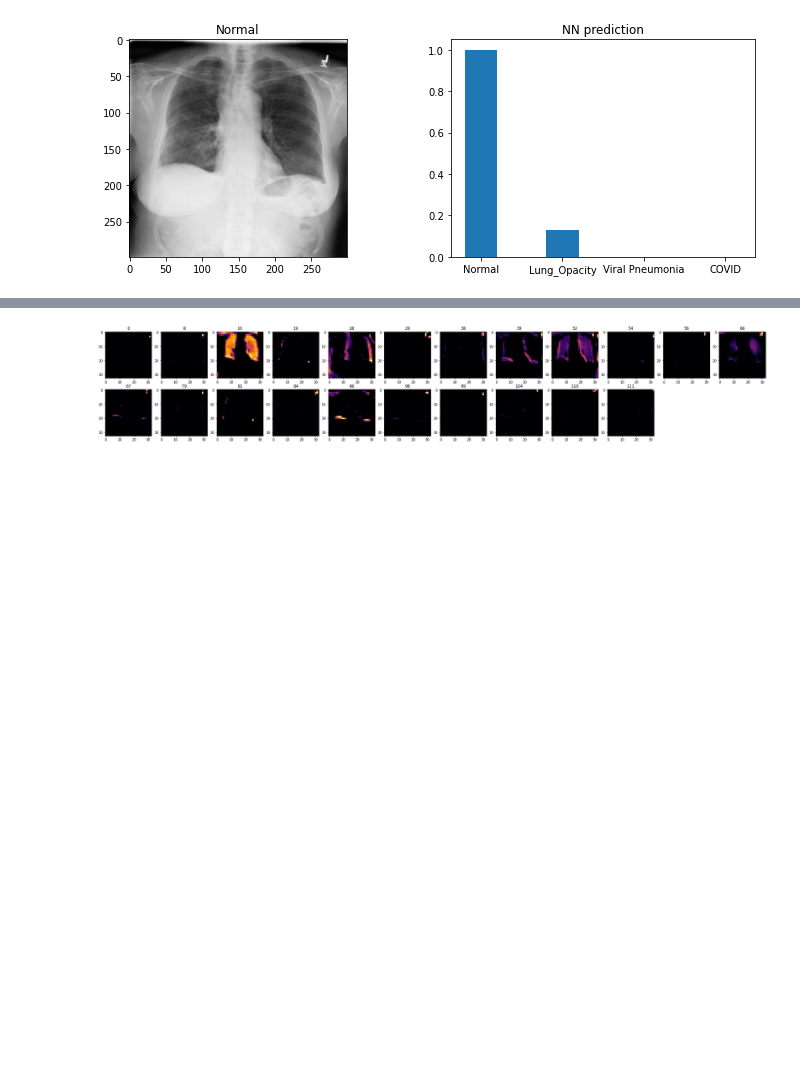
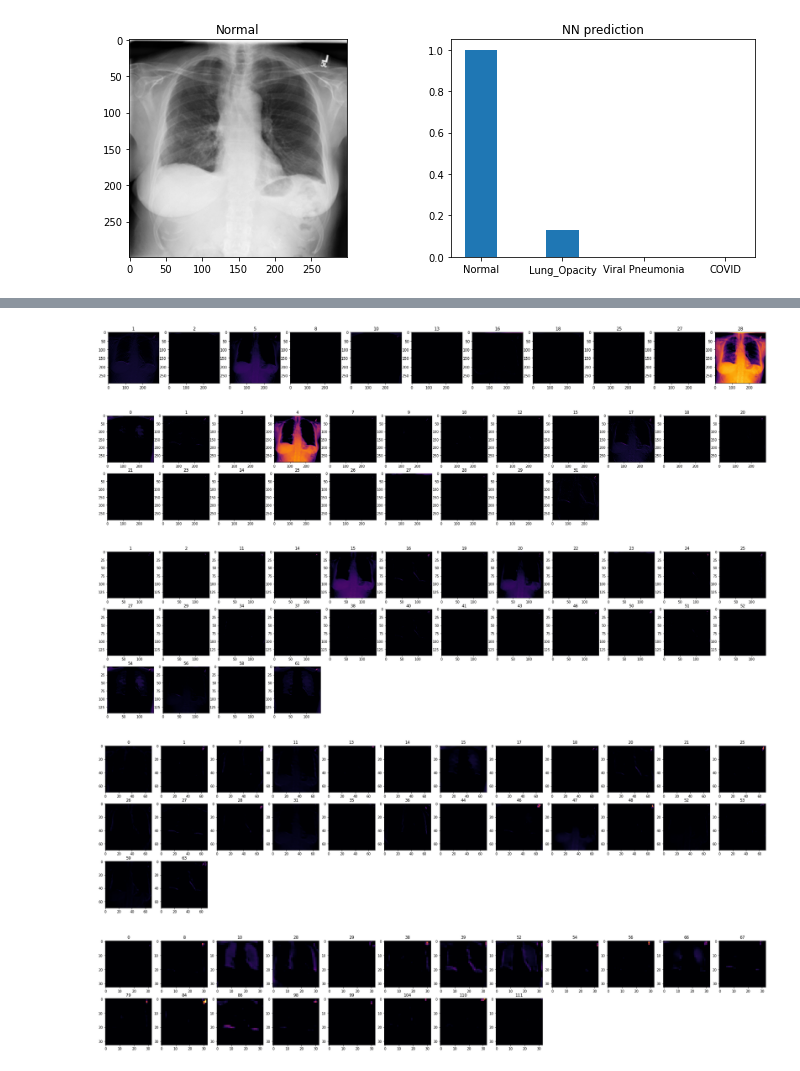
Before and after one commit to DiachukVlad/Praca-in-ynierska, a Jupyter notebook: program/what_is_inside.ipynb, the cells around one changed output, grey strips where cells are left out. Saved outputs shown, nothing was run; the diff lists cells and outputs as text; code cells hidden in the pictures; blank space fills up the shorter version.

```diff
--- a/program/what_is_inside.ipynb
+++ b/program/what_is_inside.ipynb
@@ -126,3 +70,15 @@ WARNING:tensorflow:11 out of the last 11 calls to <function Model.make_predict_f
+# %%
+path = '6_2/epoch3.h5'
+model = models.load_model('checkpoints/'+path)
+
+# index = random.randrange(len(y))
+index = 50
+image_bits = X[index].reshape((1,299,299,1))
+right_label = LABELS[np.where(y[index]==1)[0][0]]
+prediction = model.predict(image_bits)
+
+show_image_prediction(image_bits, prediction, LABELS, right_label)
+show_inside_layers(model, image_bits, False)
 # %%
 path = '6_2/epoch3.h5'
 model = models.load_model('checkpoints/'+path)
@@ -134,5 +90,5 @@ right_label = LABELS[np.where(y[index]==1)[0][0]]
 prediction = model.predict(image_bits)
 
 show_image_prediction(image_bits, prediction, LABELS, right_label)
-show_inside_layers(model, image_bits, True)
+show_inside_layers(model, image_bits, False)
 # %% [output]
@@ -142,4 +102,8 @@ WARNING:tensorflow:11 out of the last 11 calls to <function Model.make_predict_f
-[figure, old version]
+[figure, new version]
+[figure, added]
+[figure, added]
+[figure, added]
+[figure, added]
 # %%
 path = '6_2/epoch3.h5'
 model = models.load_model('checkpoints/'+path)
```
Also changed, not shown: parts of 6 cells of this notebook, 4 other files.
